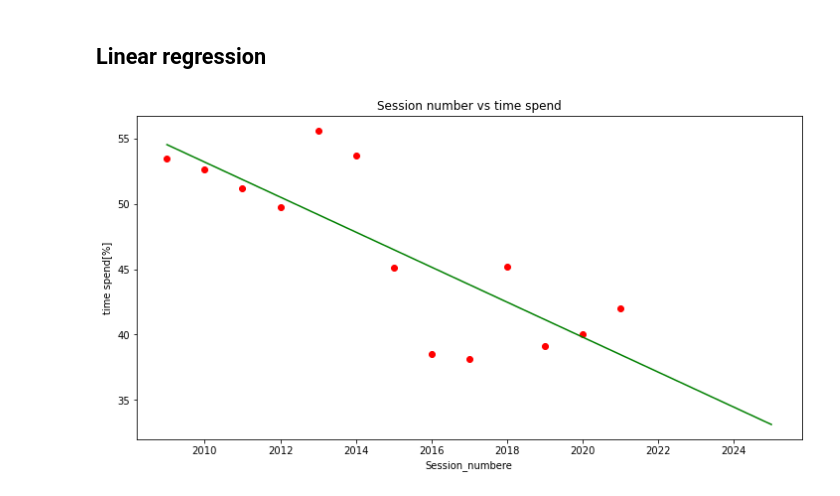
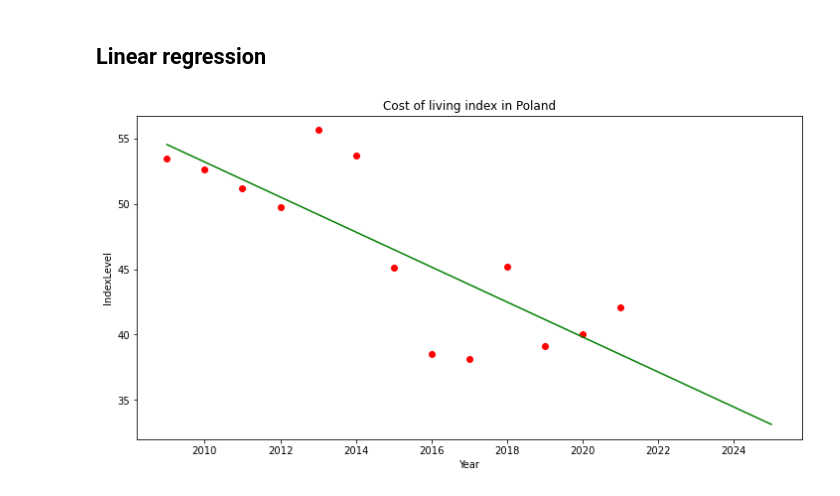
Before and after one commit to Vergenter/familyWealth, a Jupyter notebook: main.ipynb, the cells around one changed output. Saved outputs shown, nothing was run; the diff lists cells and outputs as text; code cells hidden in the pictures.

```diff
--- a/main.ipynb
+++ b/main.ipynb
@@ -21,7 +25,7 @@ dataset.head()
 | 3 | Aruba | National consumer price index (CP... | ABW - CPS - Consumer Price Survey | COICOP (Selected categories): Ele... | 1985 | 6.86 | NaN | ... |
 | 4 | Aruba | National consumer price index (CP... | ABW - CPS - Consumer Price Survey | COICOP (Selected categories): Act... | 1985 | 2.84 | NaN | ... |
 # %%
-filename = 'dataset\\living_index\\living_index.csv'
+filename = 'dataset//living_index//living_index.csv'
 df = read_csv(filename)
 # %%
 byCountry = [dfCountry  for country,dfCountry in df.groupby('Country')]
@@ -93,13 +83,13 @@ predicted_y = model.predict(np.reshape(predict_x,(-1,1)))
 # %%
 import matplotlib.pyplot as plt
 plt.figure(figsize=(12,6))
 plt.scatter(x, y, color = "red")
 plt.plot(predict_x, predicted_y, color = "green")
-plt.title("Session number vs time spend")
-plt.xlabel("Session_numbere")
-plt.ylabel("time spend[%]")
+plt.title("Cost of living index in Poland")
+plt.xlabel("Year")
+plt.ylabel("IndexLevel")
 plt.show()
 # %% [output]
-[figure, old version]
+[figure, new version]
 # %%
 #ToDo regresja wielomianowa
```
Also changed, not shown: parts of 4 cells of this notebook.
